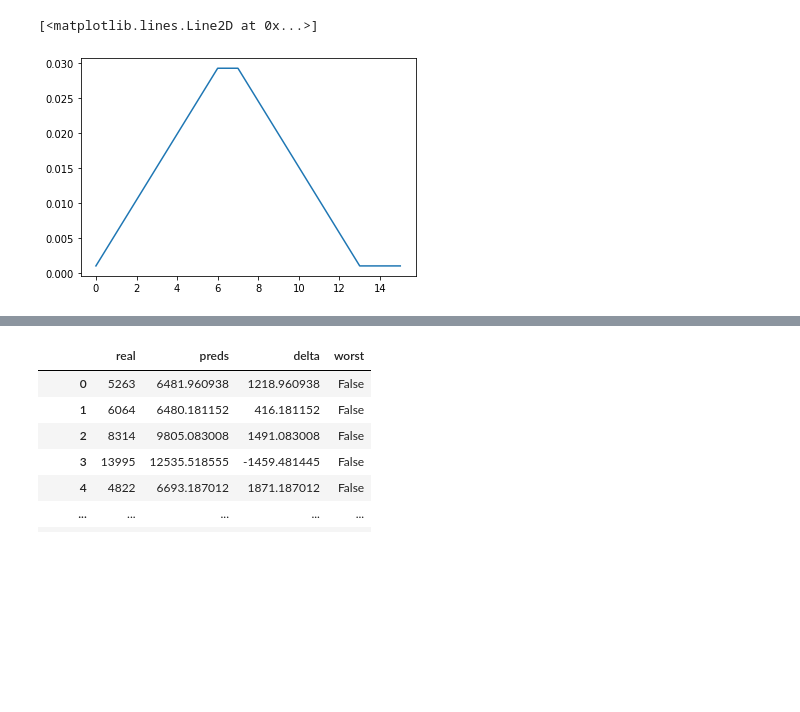
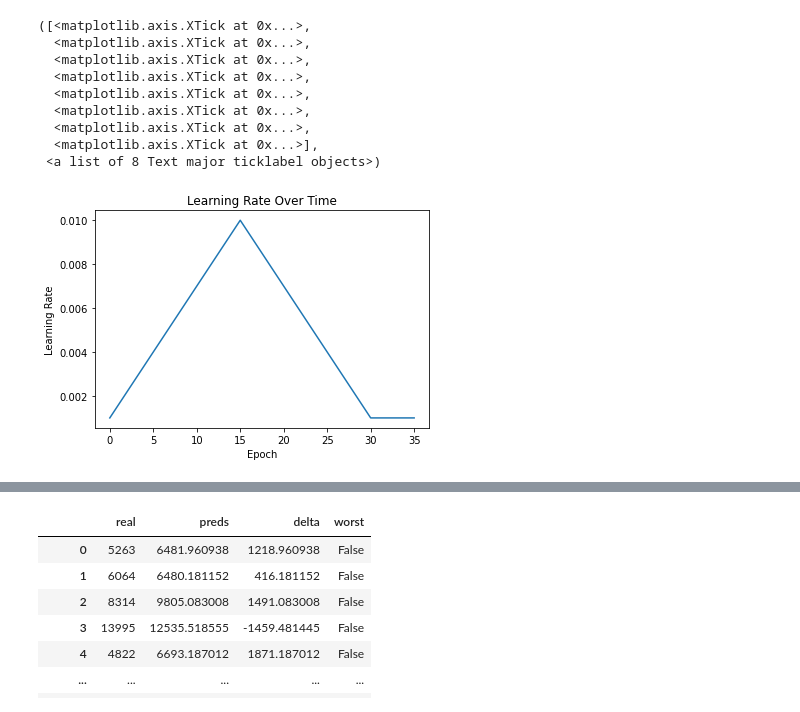
Before and after one commit to moritzwilksch/RossmannSalesPrediction, a Jupyter notebook: notebooks/ML2_RossmannCOLAB.ipynb, the cells around one changed output, grey strips where cells are left out. Cells and saved outputs as stored; diff of their text form; code cells hidden in the pictures; blank space fills up the shorter version.

```diff
--- a/notebooks/ML2_RossmannCOLAB.ipynb
+++ b/notebooks/ML2_RossmannCOLAB.ipynb
@@ -45,15 +45,7 @@ promo_elapsed = (
 train = pd.merge(train, promo_elapsed, on=["date"], how='left')
 
 
-xtrain_raw, xval_raw, ytrain_raw, yval_raw = timeseries_ttsplit(train)
-
-#from sklearn.model_selection import train_test_split
-#
-#_trainset, _valset = train_test_split(train)
-#xtrain_raw = _trainset.drop('sales', axis=1)
-#xval_raw = _valset.drop('sales', axis=1)
-#ytrain_raw = _trainset.sales
-#yval_raw = _valset.sales
+xtrain_raw, xval_raw, ytrain_raw, yval_raw = timeseries_ttsplit(train, train_pct=0.9)
 
 
 
@@ -63,6 +55,7 @@ xtrain, ytrain = (
     .pipe(feature_engineering.add_avg_customers_per_store, train_data=xtrain_raw)
     .pipe(feature_engineering.add_avg_sales_per_store, xtrain=xtrain_raw, ytrain=ytrain_raw)
     .pipe(feature_engineering.join_store_details)
+    .drop(["competitionopensincemonth", "competitionopensinceyear"], axis=1)
     .pipe(prep_for_model, y=ytrain_raw)  # must be last, returns x,y tuple
 )
 
@@ -73,26 +66,20 @@ xval, yval = (
     .pipe(feature_engineering.add_avg_customers_per_store, train_data=xtrain_raw)
     .pipe(feature_engineering.add_avg_sales_per_store, xtrain=xtrain_raw, ytrain=ytrain_raw)
     .pipe(feature_engineering.join_store_details)
+    .drop(["competitionopensincemonth", "competitionopensinceyear"], axis=1)
     .pipe(prep_for_model, y=yval_raw)  # must be last, returns x,y tuple
 )
 
-#lower_bound = np.quantile(ytrain, 0.01)
-#upper_bound = np.quantile(ytrain, 0.99)
-#
-#train_mask = (ytrain > lower_bound) & (ytrain < upper_bound)
-#xtrain = xtrain.loc[train_mask, :]
-#ytrain = ytrain[train_mask]
-#
-#xval = xval.loc[(yval > lower_bound) & (yval < upper_bound), :]
-#yval = yval[(yval > lower_bound) & (yval < upper_bound)]
 
 assert (xtrain.index == ytrain.index).all()
+
+
 
 #%%
 embedding_fts = "store dayofweek dayofyear stateholiday monthofyear dayofmonth storetype assortment promointerval weekofyear elapsed_promo_fwd elapsed_promo_backwd elapsed_schoolholiday_fwd elapsed_schoolholiday_backwd".split()
 
 to_be_encoded = embedding_fts#"stateholiday storetype assortment promointerval weekofyear".split()
-to_be_scaled = "avg_store_customers avg_store_sales competitiondistance ".split()
+to_be_scaled = "avg_store_customers avg_store_sales competitiondistance competitionopen".split()
 leaveasis = "promo schoolholiday promo2".split()
 #leaveasis = [x for x in leaveasis if x not in embedding_fts]
 
@@ -244,19 +237,31 @@ Input shape = (nrows, 20)
 # %%
-EPOCHS=13
+EPOCHS=30
 def clr_scheduler(epoch, lr):
 
-    maxlr = 10**-1.5
+    maxlr = 10**-2
     minlr = 1e-3
 
     if epoch > EPOCHS:
         return minlr
 
     step_size = (maxlr - minlr)/(EPOCHS/2)
     return maxlr - np.abs(EPOCHS/2 - epoch)*step_size
-plt.plot([clr_scheduler(x, 0) for x in range(EPOCHS+3)])
+plt.plot([clr_scheduler(x, 0) for x in range(36)])
+plt.title("Learning Rate Over Time")
+plt.xlabel("Epoch",)
+plt.ylabel("Learning Rate",)
+plt.xticks([x for x in range(0, 36, 5)])
 # %% [output]
-[<matplotlib.lines.Line2D at 0x...>]
+([<matplotlib.axis.XTick at 0x...>,
+  <matplotlib.axis.XTick at 0x...>,
+  <matplotlib.axis.XTick at 0x...>,
+  <matplotlib.axis.XTick at 0x...>,
+  <matplotlib.axis.XTick at 0x...>,
+  <matplotlib.axis.XTick at 0x...>,
+  <matplotlib.axis.XTick at 0x...>,
+  <matplotlib.axis.XTick at 0x...>],
+ <a list of 8 Text major ticklabel objects>)
-[figure, old version]
+[figure, new version]
 # %%
 mcp = ModelCheckpoint('modelcheckpoint', save_best_only=True, save_weights_only=True)
 
```
Also changed, not shown: parts of 42 cells of this notebook, 3 other files.
